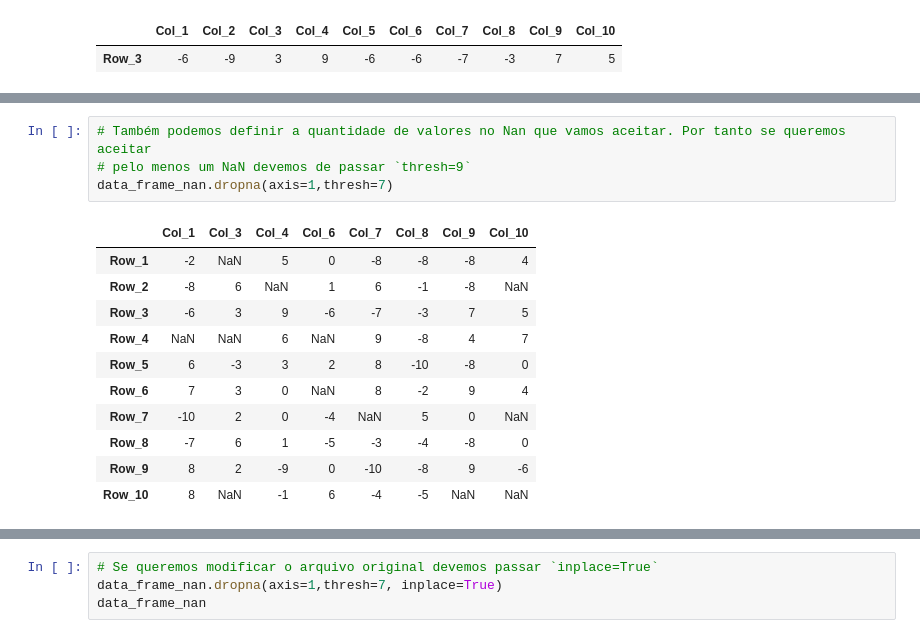
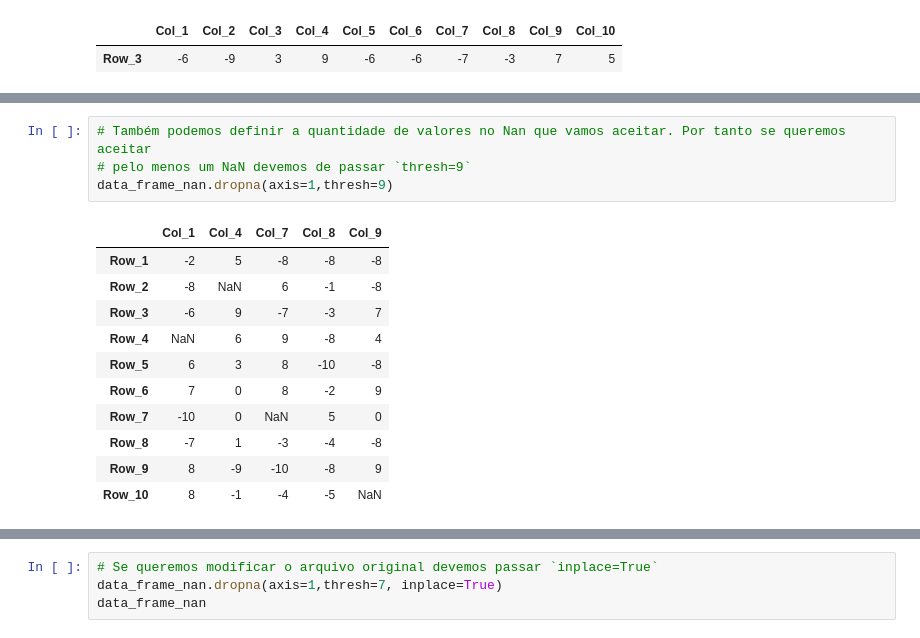
Before and after one commit to FernanMartinez/Curso_Python_Basico, a Jupyter notebook: Aula 12 Pandas/Aula 12. Pandas.ipynb, the cells around one changed output, grey strips where cells are left out. Drawn from its saved outputs; the diff is of its cells as text.

```diff
--- a/Aula 12 Pandas/Aula 12. Pandas.ipynb
+++ b/Aula 12 Pandas/Aula 12. Pandas.ipynb
@@ -472,19 +543,19 @@ int
 # %%
 # Também podemos definir a quantidade de valores no Nan que vamos aceitar. Por tanto se queremos aceitar
 # pelo menos um NaN devemos de passar `thresh=9`
-data_frame_nan.dropna(axis=1,thresh=7)
+data_frame_nan.dropna(axis=1,thresh=9)
 # %% [output]
-|  | Col_1 | Col_3 | Col_4 | Col_6 | Col_7 | Col_8 | Col_9 | Col_10 |
-| Row_1 | -2 | NaN | 5 | 0 | -8 | -8 | -8 | 4 |
-| Row_2 | -8 | 6 | NaN | 1 | 6 | -1 | -8 | NaN |
-| Row_3 | -6 | 3 | 9 | -6 | -7 | -3 | 7 | 5 |
-| Row_4 | NaN | NaN | 6 | NaN | 9 | -8 | 4 | 7 |
-| Row_5 | 6 | -3 | 3 | 2 | 8 | -10 | -8 | 0 |
-| Row_6 | 7 | 3 | 0 | NaN | 8 | -2 | 9 | 4 |
-| Row_7 | -10 | 2 | 0 | -4 | NaN | 5 | 0 | NaN |
-| Row_8 | -7 | 6 | 1 | -5 | -3 | -4 | -8 | 0 |
-| Row_9 | 8 | 2 | -9 | 0 | -10 | -8 | 9 | -6 |
-| Row_10 | 8 | NaN | -1 | 6 | -4 | -5 | NaN | NaN |
+|  | Col_1 | Col_4 | Col_7 | Col_8 | Col_9 |
+| Row_1 | -2 | 5 | -8 | -8 | -8 |
+| Row_2 | -8 | NaN | 6 | -1 | -8 |
+| Row_3 | -6 | 9 | -7 | -3 | 7 |
+| Row_4 | NaN | 6 | 9 | -8 | 4 |
+| Row_5 | 6 | 3 | 8 | -10 | -8 |
+| Row_6 | 7 | 0 | 8 | -2 | 9 |
+| Row_7 | -10 | 0 | NaN | 5 | 0 |
+| Row_8 | -7 | 1 | -3 | -4 | -8 |
+| Row_9 | 8 | -9 | -10 | -8 | 9 |
+| Row_10 | 8 | -1 | -4 | -5 | NaN |
 # %%
 # Observemos que a tabela original não foi modificada.
 data_frame_nan
```
Also changed, not shown: parts of 58 cells of this notebook, 4 other files.
